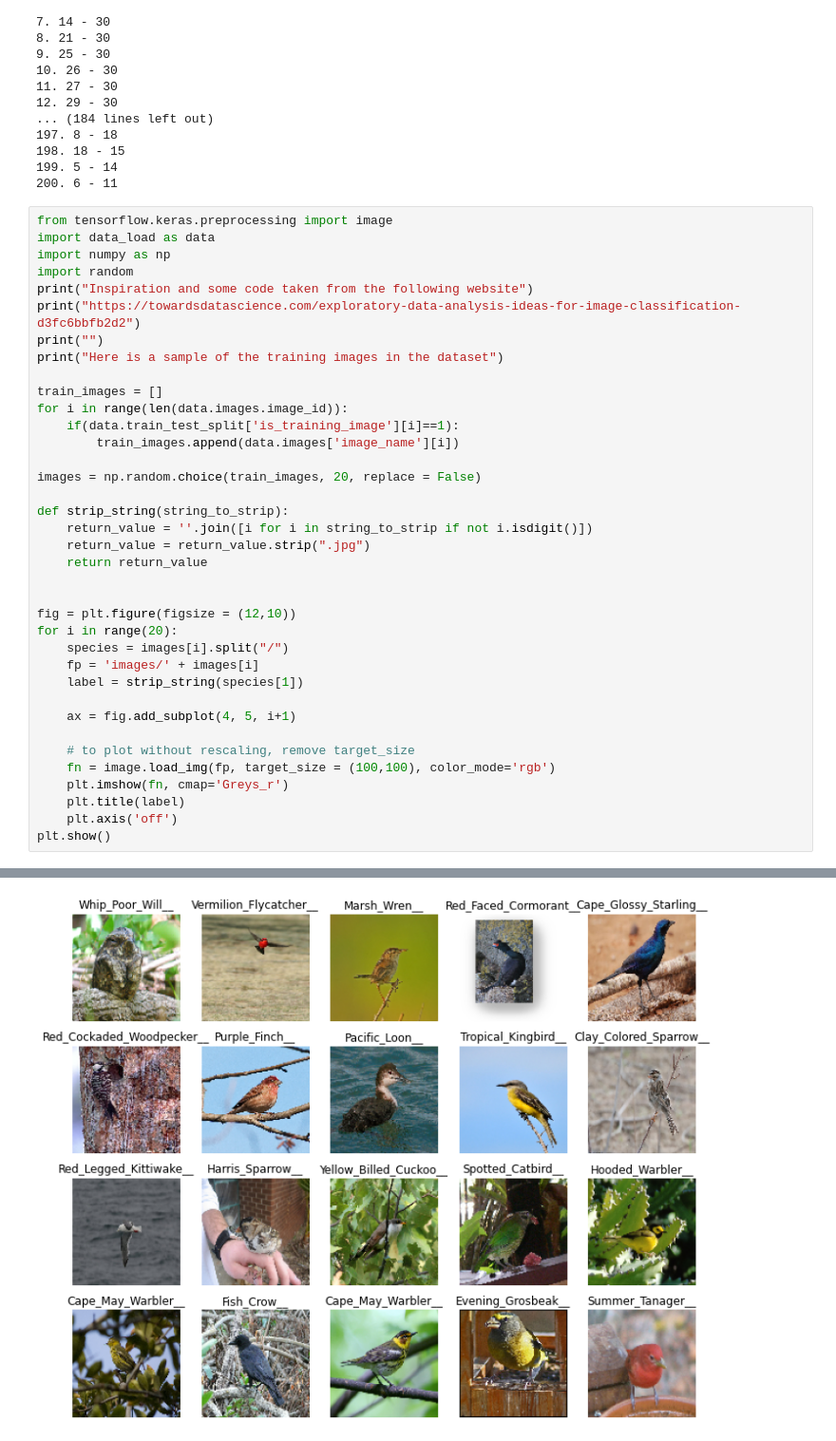
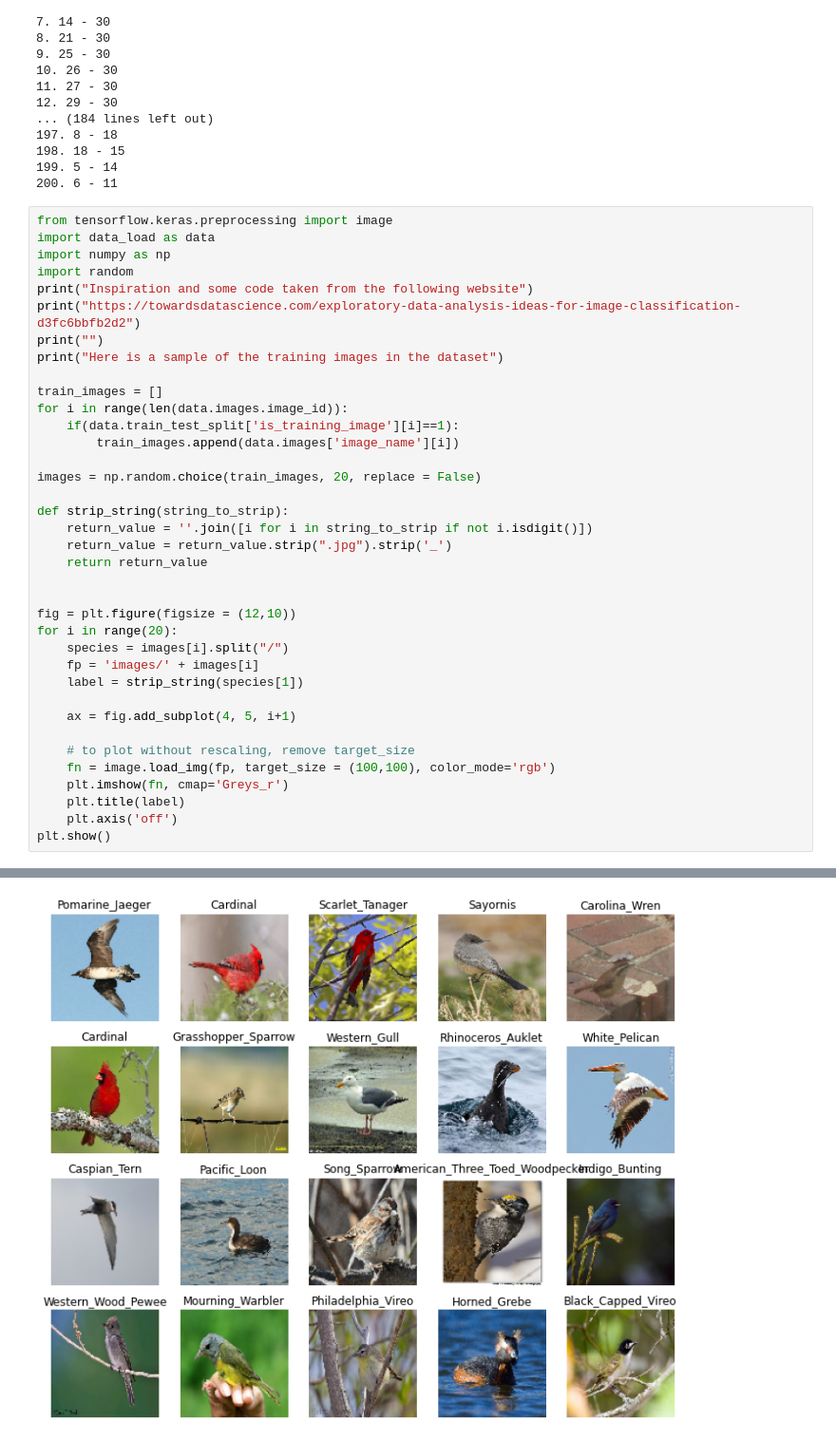
Before and after one commit to TeaWithLucas/MLBirds, a Jupyter notebook: analysis.ipynb, the cells around one changed output, grey strips where cells are left out. Shown at 95% size. Drawn from its saved outputs; the diff is of its cells as text.

```diff
--- a/analysis.ipynb
+++ b/analysis.ipynb
@@ -218,35 +228,35 @@ train_images = []
 for i in range(len(data.images.image_id)):
     if(data.train_test_split['is_training_image'][i]==1):
         train_images.append(data.images['image_name'][i])
 
 images = np.random.choice(train_images, 20, replace = False)
 
 def strip_string(string_to_strip):
     return_value = ''.join([i for i in string_to_strip if not i.isdigit()])
-    return_value = return_value.strip(".jpg")
+    return_value = return_value.strip(".jpg").strip('_')
     return return_value
 
 
 fig = plt.figure(figsize = (12,10))
 for i in range(20):
     species = images[i].split("/")
     fp = 'images/' + images[i]
     label = strip_string(species[1])
 
     ax = fig.add_subplot(4, 5, i+1)
 
     # to plot without rescaling, remove target_size
     fn = image.load_img(fp, target_size = (100,100), color_mode='rgb')
     plt.imshow(fn, cmap='Greys_r')
     plt.title(label)
     plt.axis('off')
 plt.show()
 # %% [output]
 Inspiration and some code taken from the following website
 https://towardsdatascience.com/exploratory-data-analysis-ideas-for-image-classification-d3fc6bbfb2d2
 
 Here is a sample of the training images in the dataset
-[figure, old version]
+[figure, new version]
 # %%
 gulls = [i for i in data.classes.class_name if "Gull" in i]
 images_to_load = []
```
Also changed, not shown: parts of 6 cells of this notebook.
